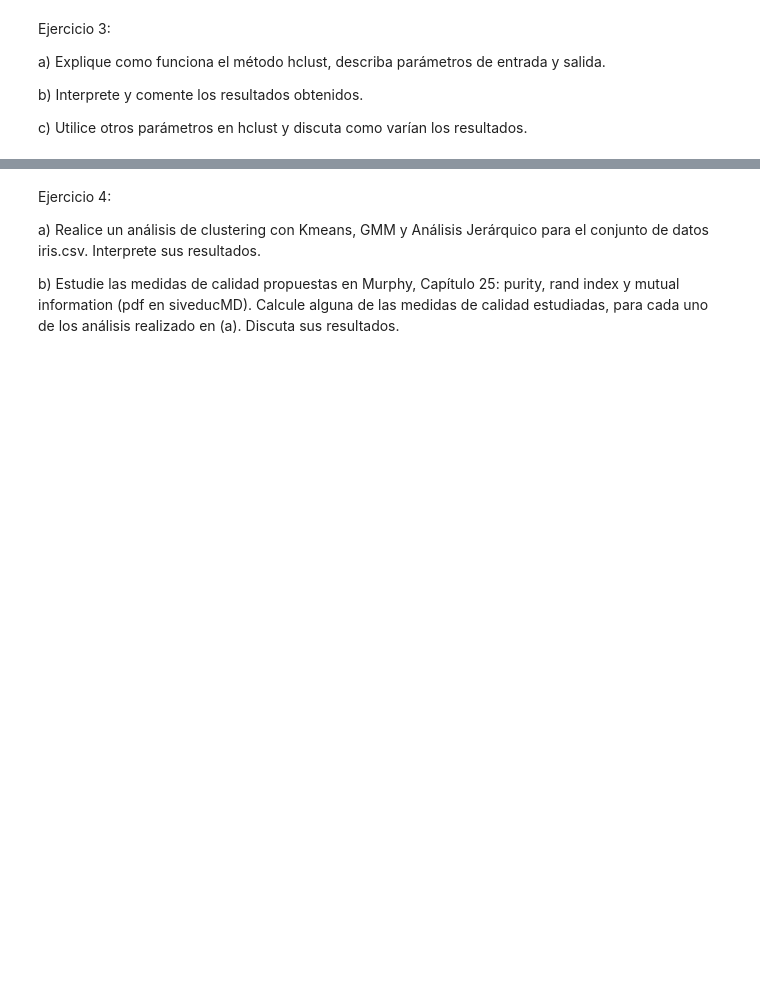
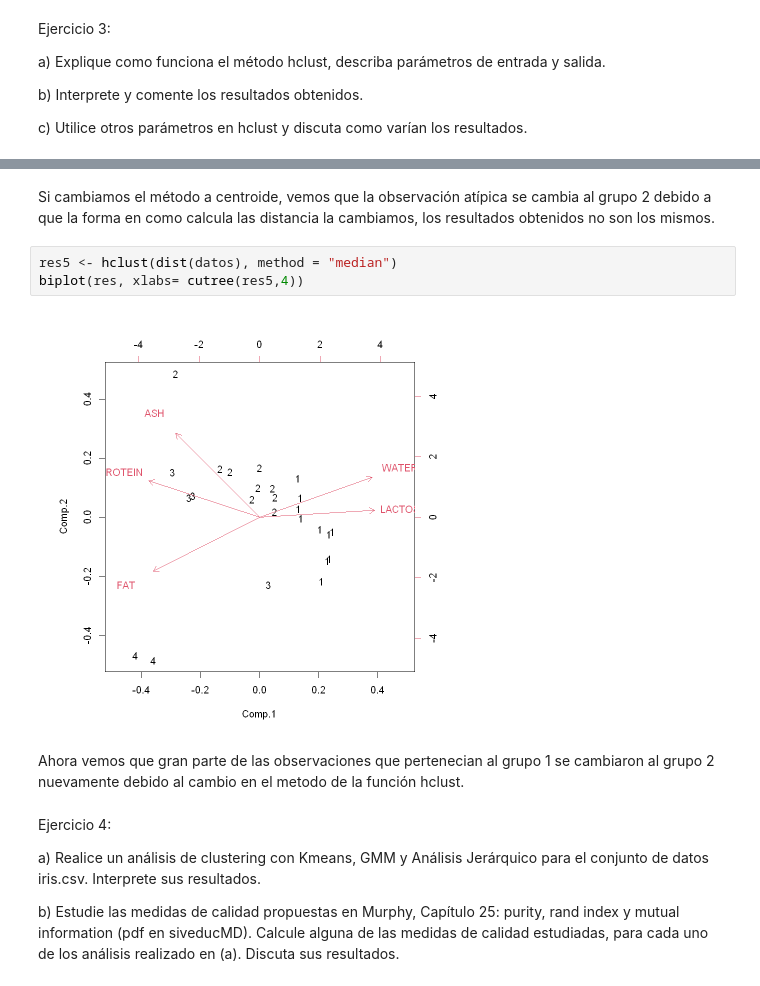
Before and after one commit to Patricio96/INFO257, a Jupyter notebook: Clustering/Clustering_Notebook2.ipynb, the cells around one changed output, grey strips where cells are left out. Cells and saved outputs as stored; diff of their text form; blank space fills up the shorter version.

```diff
--- a/Clustering/Clustering_Notebook2.ipynb
+++ b/Clustering/Clustering_Notebook2.ipynb
@@ -119,3 +229,12 @@ c) Utilice otros parámetros en hclust y discuta como varían los resultados.
+# %% [markdown]
+Si cambiamos el método a centroide, vemos que la observación atípica se cambia al grupo 2 debido a que la forma en como calcula las distancia la cambiamos, los resultados obtenidos no son los mismos.
+# %%
+res5 <- hclust(dist(datos), method = "median")
+biplot(res, xlabs= cutree(res5,4))
+# %% [output]
+[figure, added]
+# %% [markdown]
+Ahora vemos que gran parte de las observaciones que pertenecian al grupo 1 se cambiaron al grupo 2 nuevamente debido al cambio en el metodo de la función hclust.
 # %% [markdown]
 Ejercicio 4:
 
```
Also changed, not shown: parts of 26 cells of this notebook, 14 other files.
